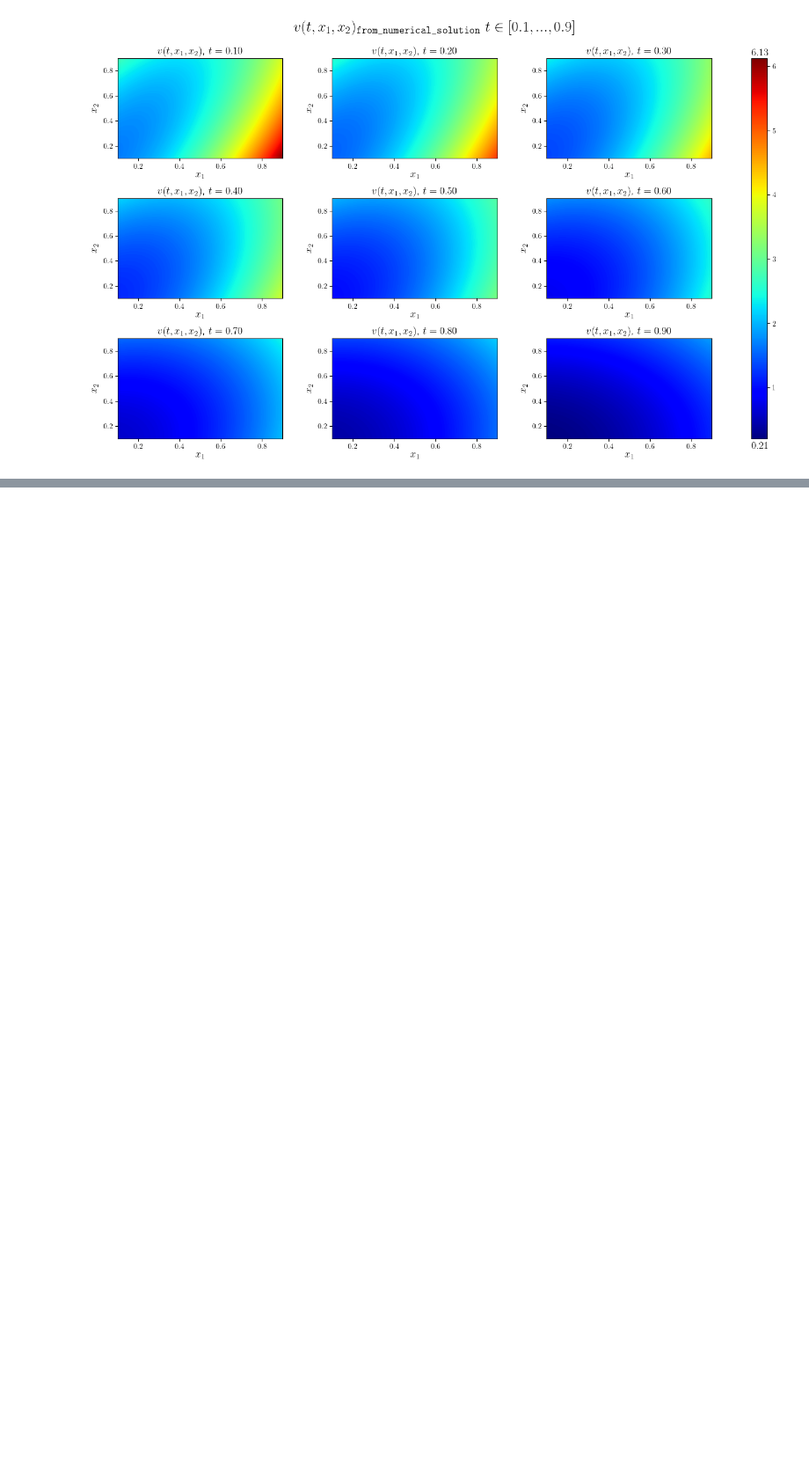
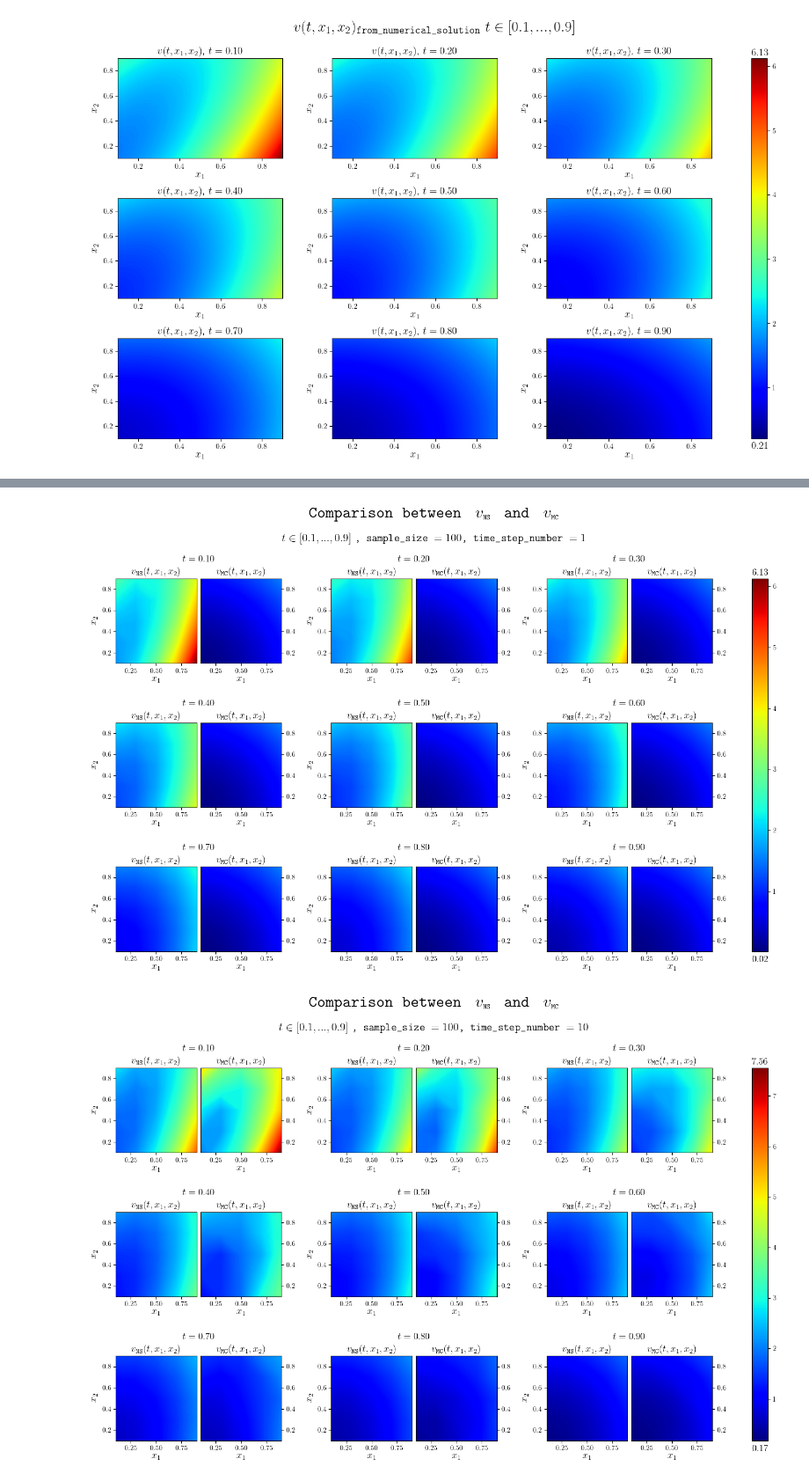
Before and after one commit to Warren12138/SCDAA, a Jupyter notebook: Exercise1_2.ipynb, the cells around one changed output, grey strips where cells are left out. Shown at 88% size. Cells and saved outputs as stored; diff of their text form; code cells hidden in the pictures; blank space fills up the shorter version.

```diff
--- a/Exercise1_2.ipynb
+++ b/Exercise1_2.ipynb
@@ -352,0 +443,29 @@ Inner progress (x = tensor([0.1000, 0.1000], dtype=torch.float64)):
+# %%
+for i in FSS_VTSN:
+    if i == 1:
+        trvlthg = ''
+    else:
+        trvlthg = 's'
+    path_FSS_VTSN_i = f"{file_path_MC_FSS}/{i}_step{trvlthg}"
+
+    J_load_test = torch.load(path_FSS_VTSN_i + '/value_MC.pt')
+
+    J_processed,_ = torch.min(J_load_test,dim = 1)
+
+    plot_COTH(value_numerical,J_processed,path_FSS_VTSN_i,X1,X2,t_num,x_num,t_batch_i,FSS,i)
+
+
+for i in FTSN_VSS:
+    path_FTSN_VSS_i = f"{file_path_MC_FTSN}/{i}_samples"
+
+    J_load_test = torch.load(path_FTSN_VSS_i + '/value_MC.pt')
+
+    J_processed,_ = torch.min(J_load_test,dim = 1)
+
+    plot_COTH(value_numerical,J_processed,path_FTSN_VSS_i,X1,X2,t_num,x_num,t_batch_i,i,FTSN)
+
+
+J_load_test = torch.load('Exercise1_2/value_MC/5x5/FSS_1e2_for_test/10_steps/value_MC.pt')
+# %% [output]
+[figure, added]
+[figure, added]
```
Also changed, not shown: parts of 22 cells of this notebook, 19 other files.
